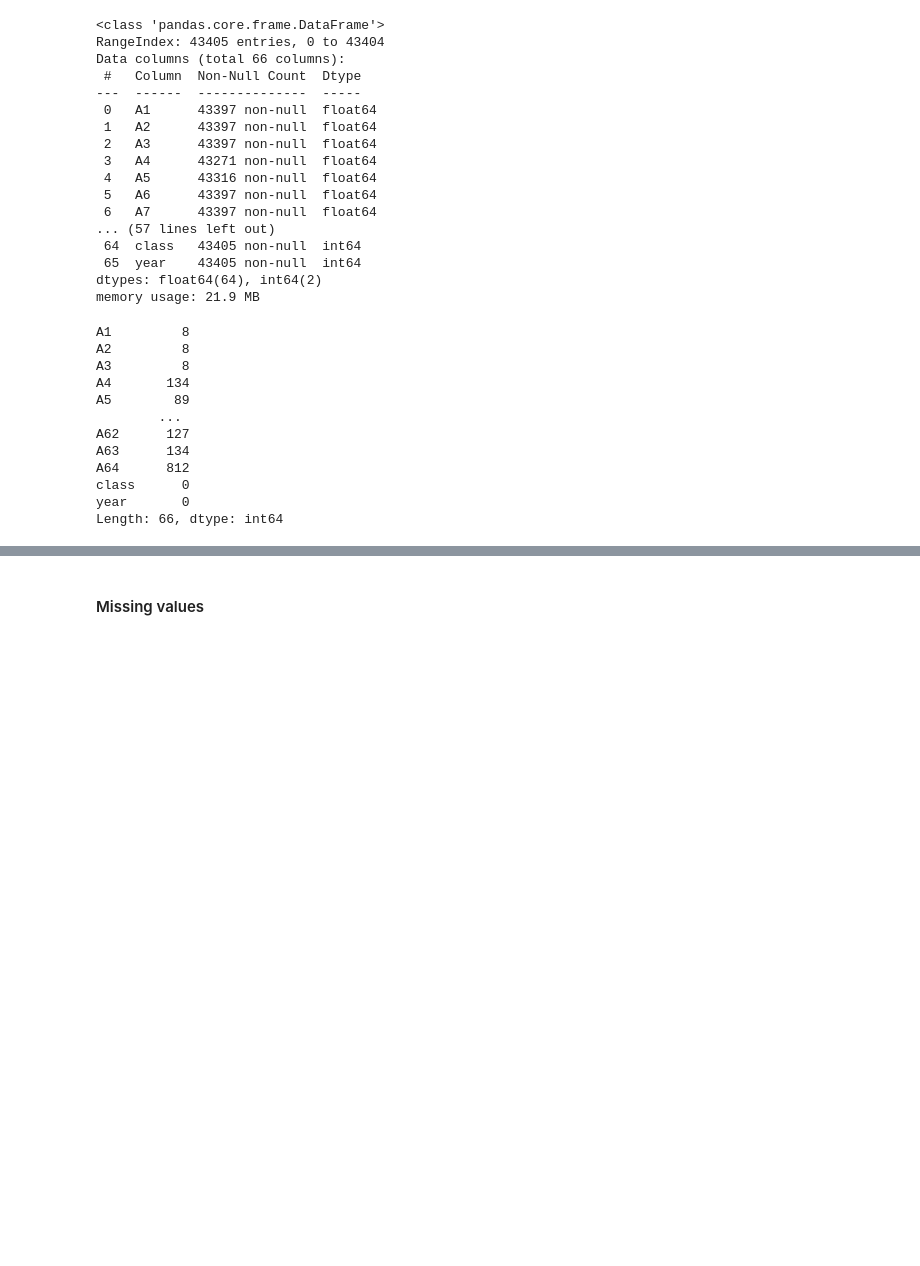
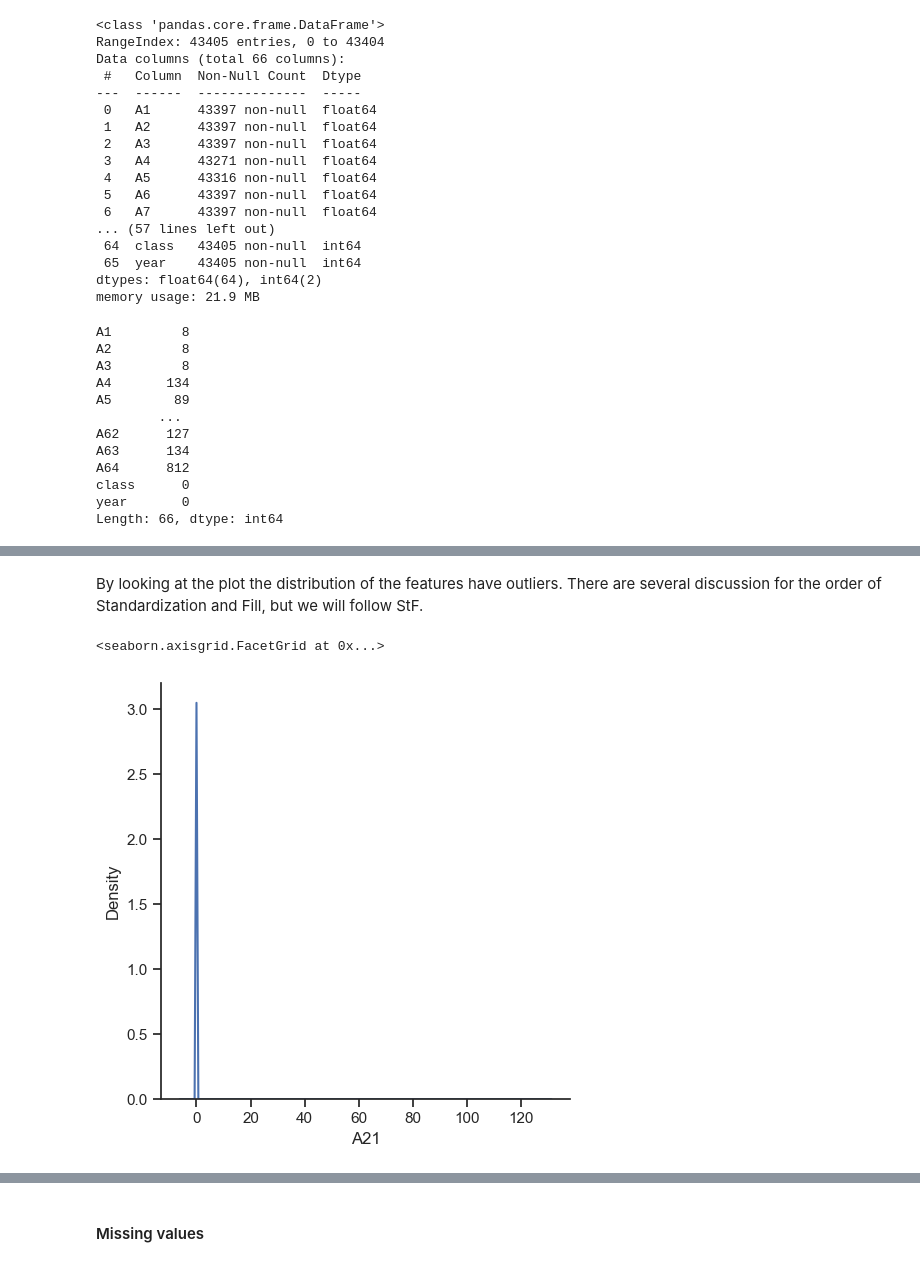
Before and after one commit to krishna-das-m/bankruptcy_prediction, a Jupyter notebook: notebooks/01_data_exploration.ipynb, the cells around one changed output, grey strips where cells are left out. Drawn from its saved outputs; the diff is of its cells as text; code cells hidden in the pictures; blank space fills up the shorter version.

```diff
--- a/notebooks/01_data_exploration.ipynb
+++ b/notebooks/01_data_exploration.ipynb
@@ -71,0 +87,11 @@ Length: 66, dtype: int64
+# %% [markdown]
+By looking at the plot the distribution of the features have outliers. There are several discussion for the order of Standardization and Fill, but we will follow StF.
+# %%
+scaler = StandardScaler()
+scaled = scaler.fit_transform(X)
+X_scaled = pd.DataFrame(scaled, columns=X.columns)
+# sns.boxplot(data=X_scaled, x='A1')
+sns.displot(X_scaled, x='A21', kind='kde')
+# %% [output]
+<seaborn.axisgrid.FacetGrid at 0x...>
+[figure, added]
```
Also changed, not shown: parts of 14 cells of this notebook.
